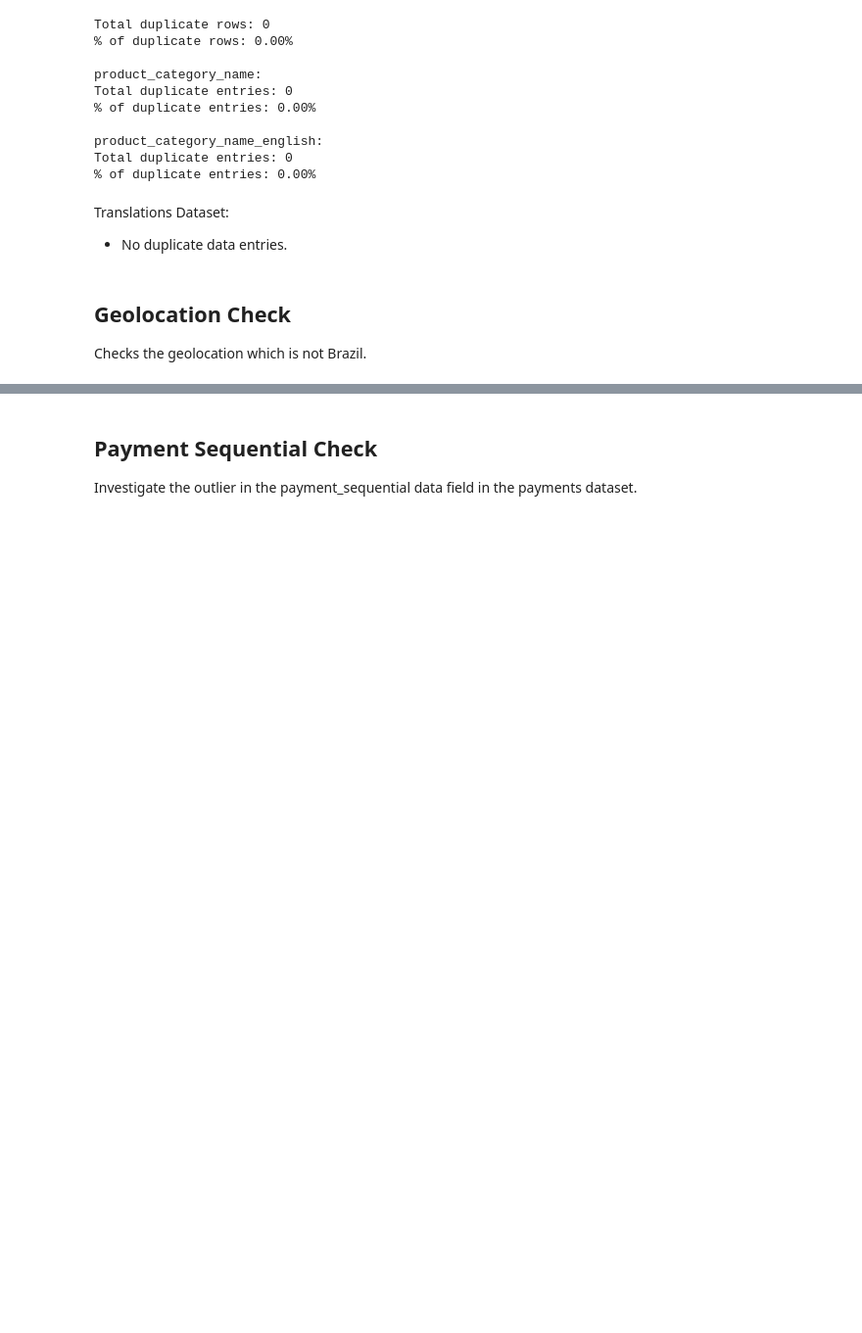
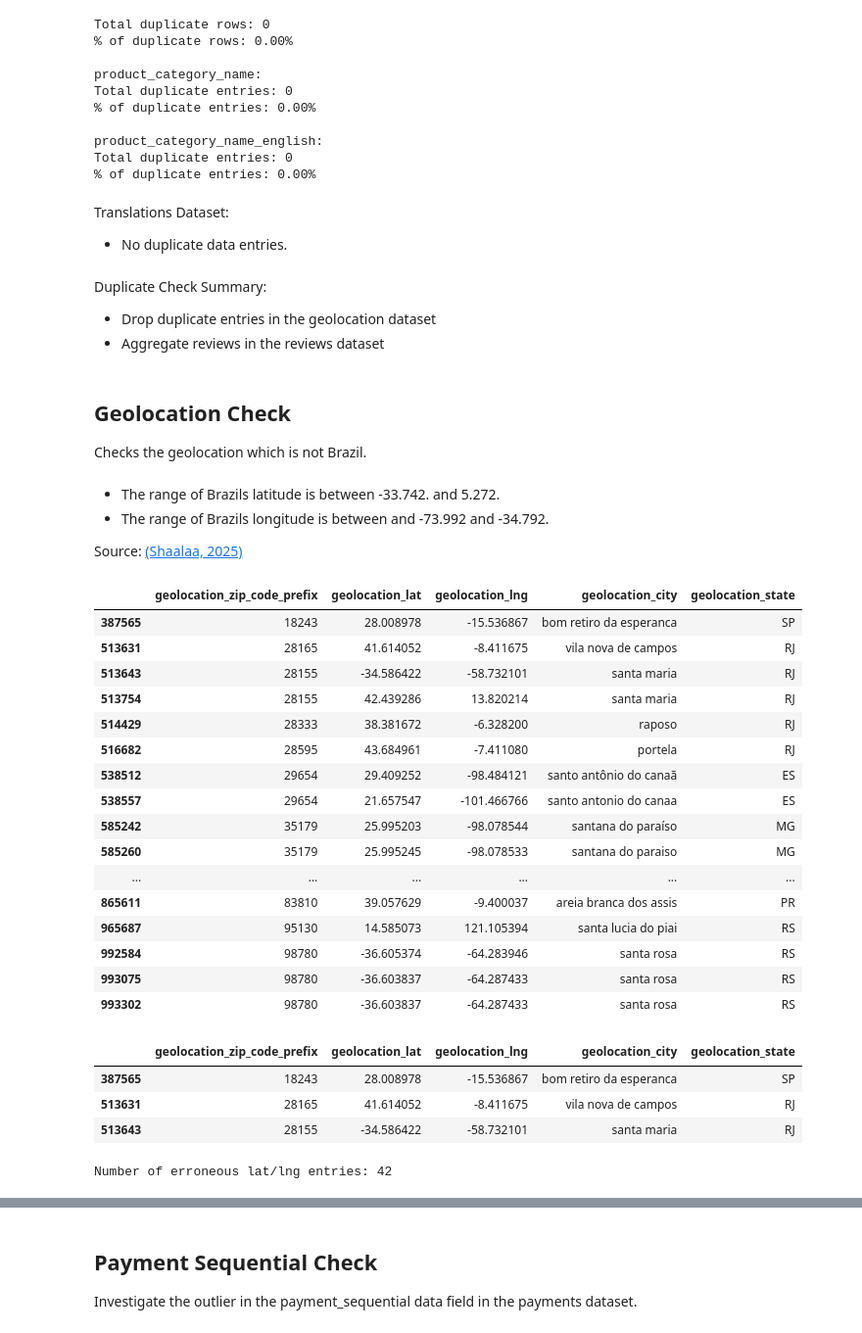
Before and after one commit to g-awaine/y3s2_caie_assessment, a Jupyter notebook: annex/preliminary_data_analysis.ipynb, the cells around one changed output, grey strips where cells are left out. Shown at 98% size. Saved outputs shown, nothing was run; the diff lists cells and outputs as text; code cells hidden in the pictures; blank space fills up the shorter version.

```diff
--- a/annex/preliminary_data_analysis.ipynb
+++ b/annex/preliminary_data_analysis.ipynb
@@ -1035,6 +1165,55 @@ Total duplicate entries: 0
 # %% [markdown]
 Translations Dataset:
 - No duplicate data entries.
+# %% [markdown]
+Duplicate Check Summary:
+- Drop duplicate entries in the geolocation dataset
+- Aggregate reviews in the reviews dataset
 # %% [markdown]
 ## Geolocation Check
 Checks the geolocation which is not Brazil.
+# %% [markdown]
+- The range of Brazils latitude is between -33.742. and 5.272.
+- The range of Brazils longitude is between and -73.992 and -34.792.
+
+Source: [(Shaalaa, 2025)](https://www.shaalaa.com/question-bank-solutions/describe-the-latitudinal-and-longitudinal-extent-of-india-and-brazil_75800)
+# %%
+# Identify the locations with latitude and longitudes outside of Brazil
+erroneous_lat_lng = geolocation_df[(geolocation_df['geolocation_lat'] < -33.742) |
+                                   (geolocation_df['geolocation_lat'] > 5.272) |
+                                   (geolocation_df['geolocation_lng'] < -73.992) |
+                                   (geolocation_df['geolocation_lng'] > -34.792)
+]
+# Observe the dataset containing the latitude and longitude entries outside of Brazil
+erroneous_lat_lng
+# %% [output]
+|  | geolocation_zip_code_prefix | geolocation_lat | geolocation_lng | geolocation_city | geolocation_state |
+| 387565 | 18243 | 28.008978 | -15.536867 | bom retiro da esperanca | SP |
+| 513631 | 28165 | 41.614052 | -8.411675 | vila nova de campos | RJ |
+| 513643 | 28155 | -34.586422 | -58.732101 | santa maria | RJ |
+| 513754 | 28155 | 42.439286 | 13.820214 | santa maria | RJ |
+| 514429 | 28333 | 38.381672 | -6.328200 | raposo | RJ |
+| 516682 | 28595 | 43.684961 | -7.411080 | portela | RJ |
+| 538512 | 29654 | 29.409252 | -98.484121 | santo antônio do canaã | ES |
+| 538557 | 29654 | 21.657547 | -101.466766 | santo antonio do canaa | ES |
+| 585242 | 35179 | 25.995203 | -98.078544 | santana do paraíso | MG |
+| 585260 | 35179 | 25.995245 | -98.078533 | santana do paraiso | MG |
+| ... | ... | ... | ... | ... | ... |
+| 865611 | 83810 | 39.057629 | -9.400037 | areia branca dos assis | PR |
+| 965687 | 95130 | 14.585073 | 121.105394 | santa lucia do piai | RS |
+| 992584 | 98780 | -36.605374 | -64.283946 | santa rosa | RS |
+| 993075 | 98780 | -36.603837 | -64.287433 | santa rosa | RS |
+| 993302 | 98780 | -36.603837 | -64.287433 | santa rosa | RS |
+# %%
+# Display the first 3 erroneous lat and lng
+erroneous_lat_lng.head(3)
+# %% [output]
+|  | geolocation_zip_code_prefix | geolocation_lat | geolocation_lng | geolocation_city | geolocation_state |
+| 387565 | 18243 | 28.008978 | -15.536867 | bom retiro da esperanca | SP |
+| 513631 | 28165 | 41.614052 | -8.411675 | vila nova de campos | RJ |
+| 513643 | 28155 | -34.586422 | -58.732101 | santa maria | RJ |
+# %%
+# Display the number of rows with erroneous latitudes and longitudes
+print("Number of erroneous lat/lng entries:", erroneous_lat_lng.shape[0])
+# %% [output]
+Number of erroneous lat/lng entries: 42
```
Also changed, not shown: parts of 34 cells of this notebook.
